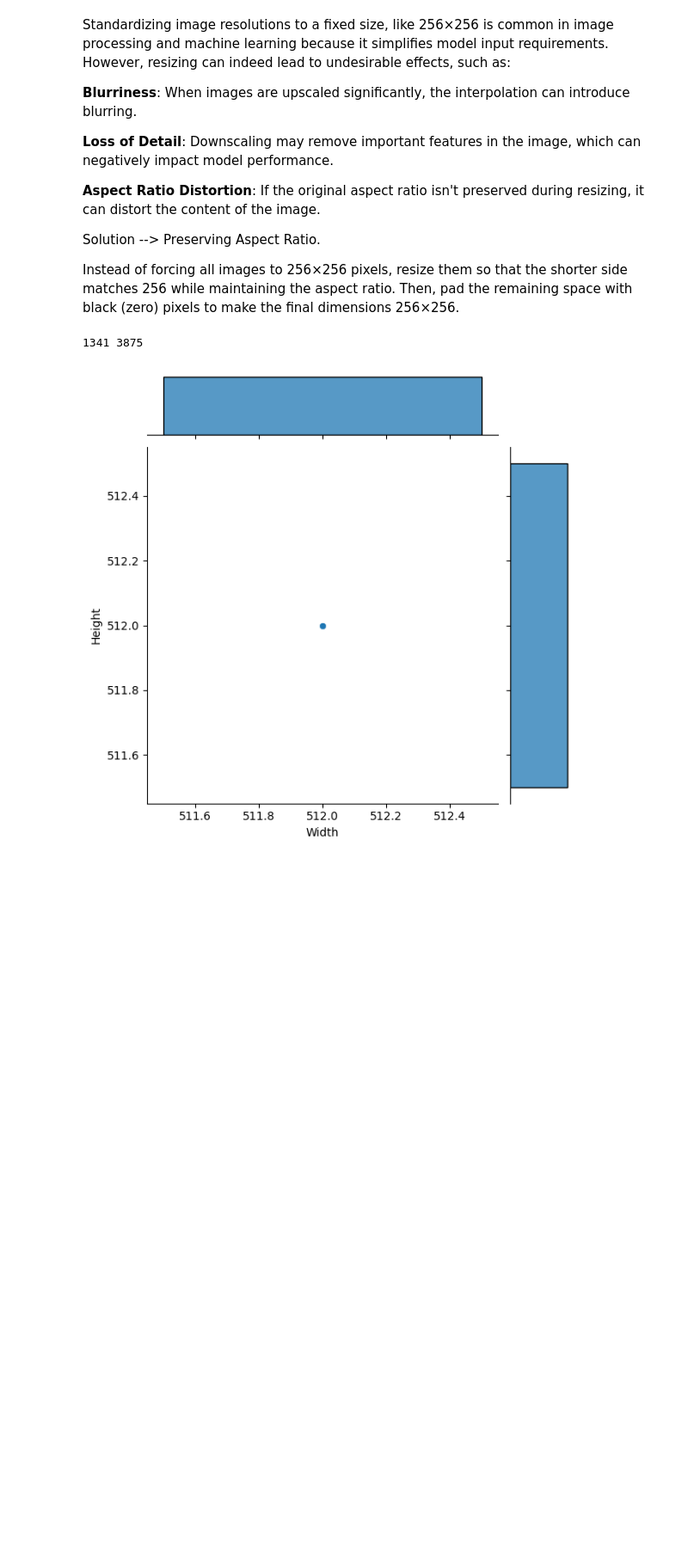
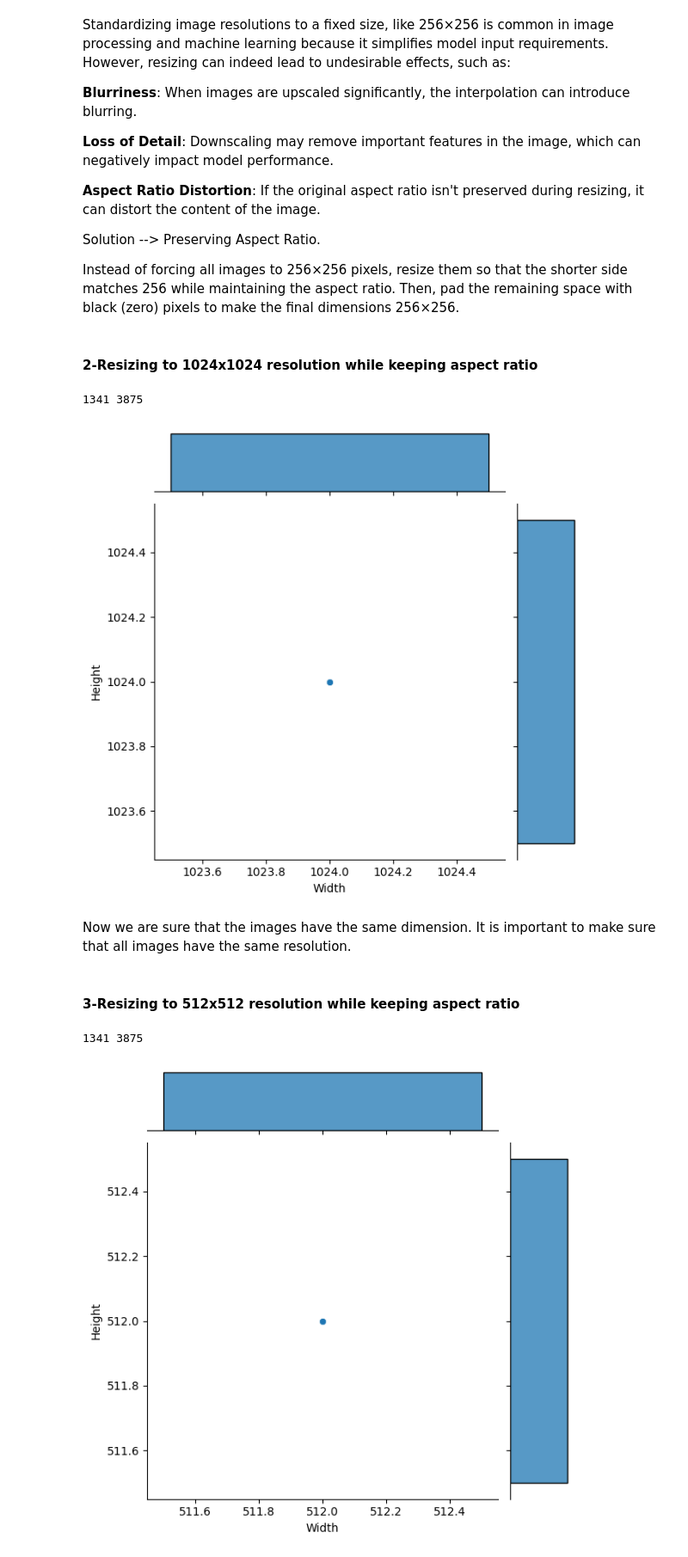
Before and after one commit to Upwood99/MRI, a Jupyter notebook: IMAGE_processing/IRM_processing.ipynb, the cells around one changed output. Shown at 86% size. Saved outputs shown, nothing was run; the diff lists cells and outputs as text; code cells hidden in the pictures; blank space fills up the shorter version.

Commit message:
Resizing to 1024x1024 pixels and zero padding the borders. RAM issue for storing the images, potentially storing in the hardware storage.

```diff
--- a/IMAGE_processing/IRM_processing.ipynb
+++ b/IMAGE_processing/IRM_processing.ipynb
@@ -164,6 +180,61 @@ Standardizing image resolutions to a fixed size, like 256×256 is common in imag
 Solution --> Preserving Aspect Ratio.
 
 Instead of forcing all images to 256×256 pixels, resize them so that the shorter side matches 256 while maintaining the aspect ratio. Then, pad the remaining space with black (zero) pixels to make the final dimensions 256×256.
+# %% [markdown]
+#### 2-Resizing to 1024x1024 resolution while keeping aspect ratio
+# %%
+def resize_with_padding(image, target_size):
+    """
+    Resize an image while preserving its aspect ratio and pad the remaining space with black pixels.
+
+    Parameters:
+        image (numpy array): The input image to resize.
+        target_size (int): The desired size for both width and height of the output image.
+
+    Returns:
+        numpy array: The resized and padded image.
+    """
+    h, w = image.shape[:2]
+    scale = target_size / max(h, w)  # Scale factor to resize while preserving aspect ratio
+    new_w, new_h = int(w * scale), int(h * scale)
+
+    # Resize the image
+    resized = cv2.resize(image, (new_w, new_h))
+
+    # Calculate padding
+    delta_w = target_size - new_w
+    delta_h = target_size - new_h
+    top, bottom = delta_h // 2, delta_h - delta_h // 2
+    left, right = delta_w // 2, delta_w - delta_w // 2
+
+    # Add padding to make the image square
+    padded = cv2.copyMakeBorder(resized, top, bottom, left, right, cv2.BORDER_CONSTANT, value=[0, 0, 0])
+    return padded
+
+# Standardizing image dimensions with padding
+target_size = 1024  # Desired size (width and height)
+
+images_train_normal_resized_1024 = [resize_with_padding(image, target_size) for image in images_train_normal]
+images_train_pneumonia_resized_1024 = [resize_with_padding(image, target_size) for image in images_train_pneumonia]
+
+print(len(images_train_normal_resized_1024), len(images_train_pneumonia_resized_1024))
+# %% [output]
+1341 3875
+# %%
+image_shapes = []
+for img_name in images_train_pneumonia_resized_1024[:100]:
+    height, width = img_name.shape[:2]
+    image_shapes.append([width, height])
+
+df_shapes = pd.DataFrame(image_shapes, columns=["Width", "Height"])
+sns.jointplot(x="Width", y="Height", data=df_shapes, kind="scatter")
+plt.show()
+# %% [output]
+[figure, added]
+# %% [markdown]
+Now we are sure that the images have the same dimension. It is important to make sure that all  images have the same resolution.
+# %% [markdown]
+#### 3-Resizing to 512x512 resolution while keeping aspect ratio
 # %%
 def resize_with_padding(image, target_size):
     """
```
Also changed, not shown: parts of 12 cells of this notebook.
